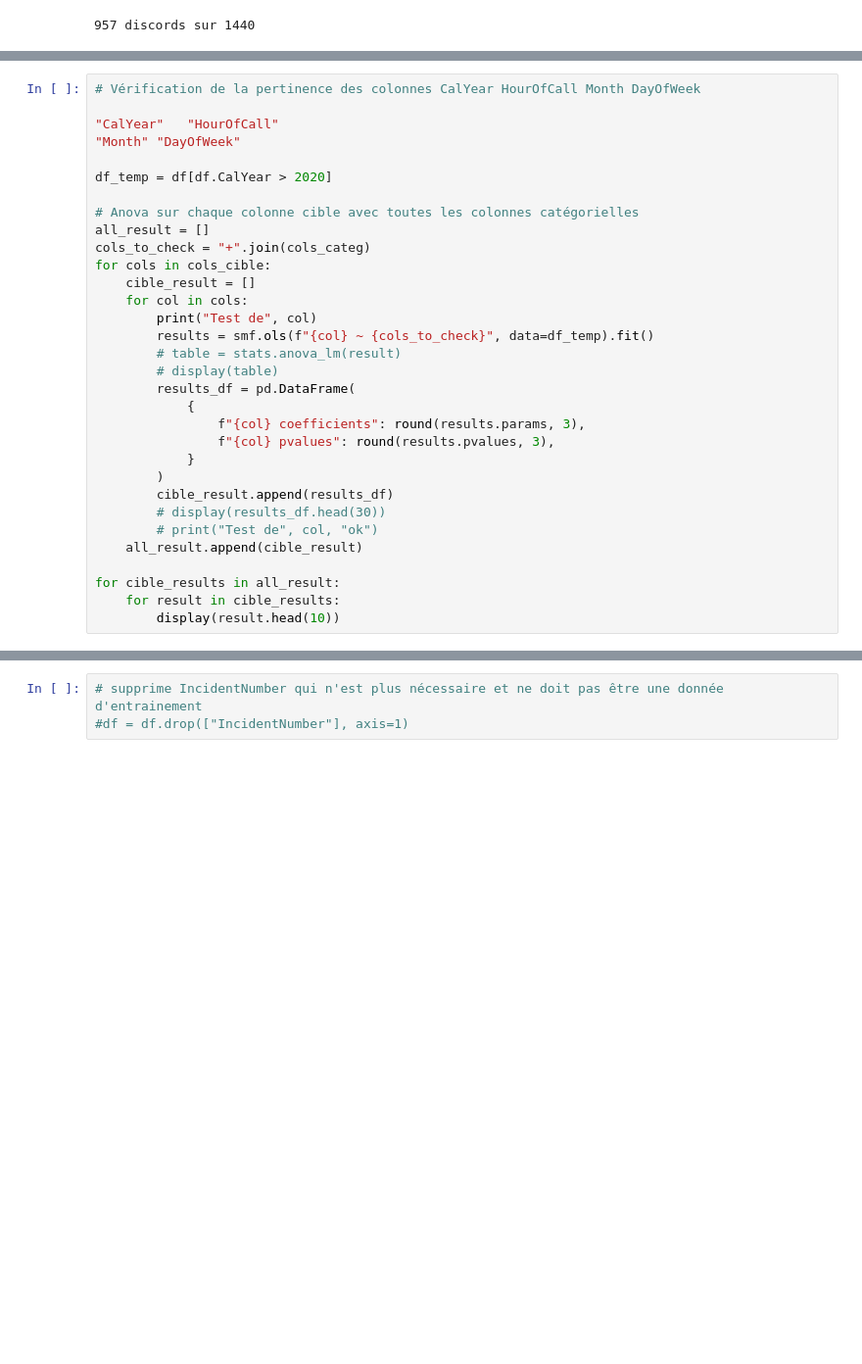
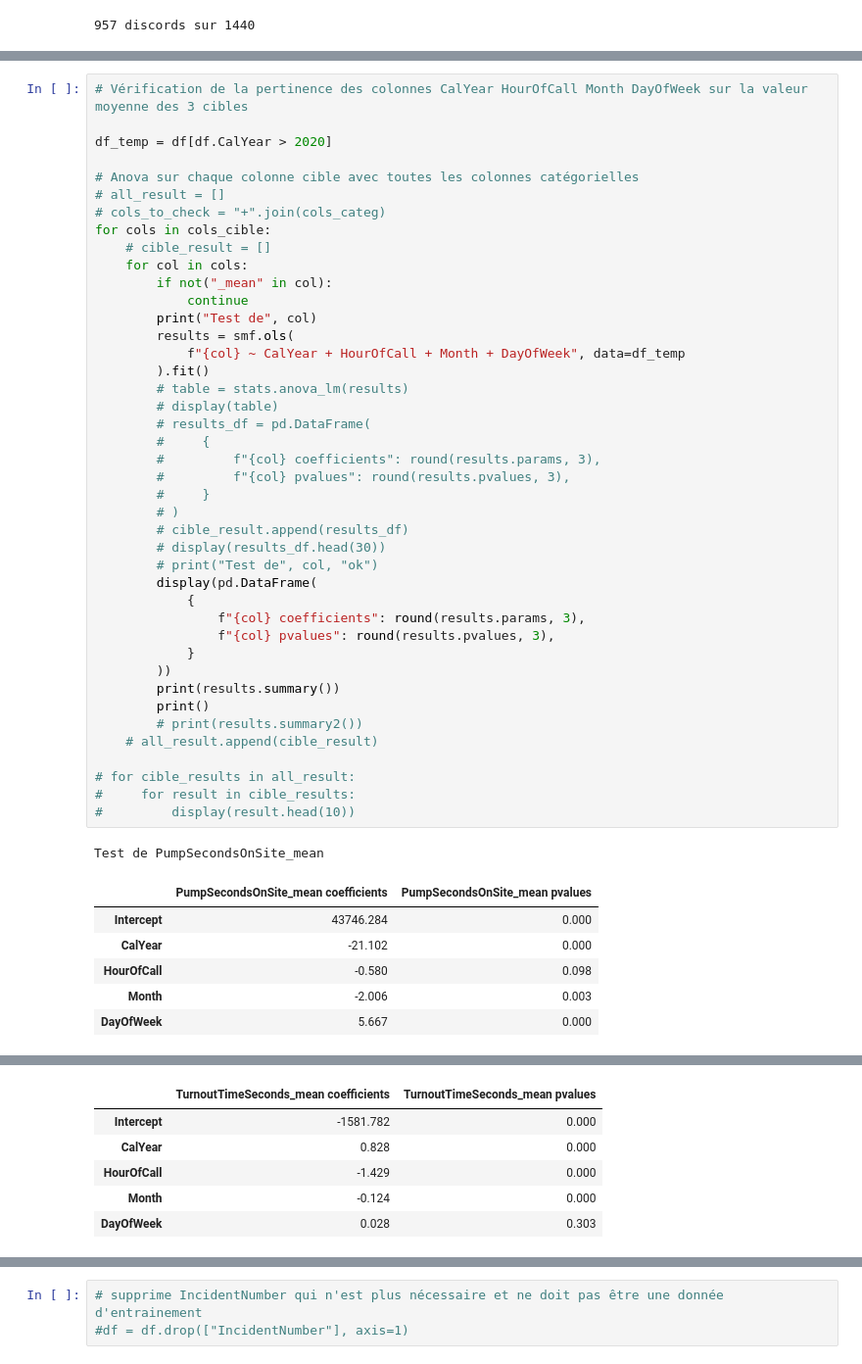
Before and after one commit to ymag-creator/datascientist-project, a Jupyter notebook: notebooks/PreProcessing.ipynb, the cells around one changed output, grey strips where cells are left out. Shown: that part at 98% size. Cells and saved outputs as stored; diff of their text form; blank space fills up the shorter version.

```diff
--- a/notebooks/PreProcessing.ipynb
+++ b/notebooks/PreProcessing.ipynb
@@ -982,34 +1061,52 @@ keep TurnoutTimeSeconds
 | AddressQualifier[T.NEARBY ADDRESS... | True |
 keep TravelTimeSeconds
 # %%
-# Vérification de la pertinence des colonnes CalYear HourOfCall Month DayOfWeek
-
-"CalYear"	"HourOfCall"
-"Month"	"DayOfWeek"
+# Vérification de la pertinence des colonnes CalYear HourOfCall Month DayOfWeek sur la valeur moyenne des 3 cibles
 
 df_temp = df[df.CalYear > 2020]
 
 # Anova sur chaque colonne cible avec toutes les colonnes catégorielles
-all_result = []
-cols_to_check = "+".join(cols_categ)
+# all_result = []
+# cols_to_check = "+".join(cols_categ)
 for cols in cols_cible:
-    cible_result = []
+    # cible_result = []
     for col in cols:
+        if not("_mean" in col):
+            continue
         print("Test de", col)
-        results = smf.ols(f"{col} ~ {cols_to_check}", data=df_temp).fit()
-        # table = stats.anova_lm(result)
+        results = smf.ols(
+            f"{col} ~ CalYear + HourOfCall + Month + DayOfWeek", data=df_temp
+        ).fit()
+        # table = stats.anova_lm(results)
         # display(table)
-        results_df = pd.DataFrame(
+        # results_df = pd.DataFrame(
+        #     {
+        #         f"{col} coefficients": round(results.params, 3),
+        #         f"{col} pvalues": round(results.pvalues, 3),
+        #     }
+        # )
+        # cible_result.append(results_df)
+        # display(results_df.head(30))
+        # print("Test de", col, "ok")
+        display(pd.DataFrame(
             {
                 f"{col} coefficients": round(results.params, 3),
                 f"{col} pvalues": round(results.pvalues, 3),
             }
-        )
-        cible_result.append(results_df)
-        # display(results_df.head(30))
-        # print("Test de", col, "ok")
-    all_result.append(cible_result)
+        ))
+        print(results.summary())
+        print()
+        # print(results.summary2())
+    # all_result.append(cible_result)
 
-for cible_results in all_result:
-    for result in cible_results:
-        display(result.head(10))
+# for cible_results in all_result:
+#     for result in cible_results:
+#         display(result.head(10))
+# %% [output]
+Test de PumpSecondsOnSite_mean
+|  | PumpSecondsOnSite_mean coefficients | PumpSecondsOnSite_mean pvalues |
+| Intercept | 43746.284 | 0.000 |
+| CalYear | -21.102 | 0.000 |
+| HourOfCall | -0.580 | 0.098 |
+| Month | -2.006 | 0.003 |
+| DayOfWeek | 5.667 | 0.000 |
@@ -1015,0 +1130,6 @@ for cible_results in all_result:
+|  | TurnoutTimeSeconds_mean coefficients | TurnoutTimeSeconds_mean pvalues |
+| Intercept | -1581.782 | 0.000 |
+| CalYear | 0.828 | 0.000 |
+| HourOfCall | -1.429 | 0.000 |
+| Month | -0.124 | 0.000 |
+| DayOfWeek | 0.028 | 0.303 |
```
Also changed, not shown: parts of 3 cells of this notebook.
